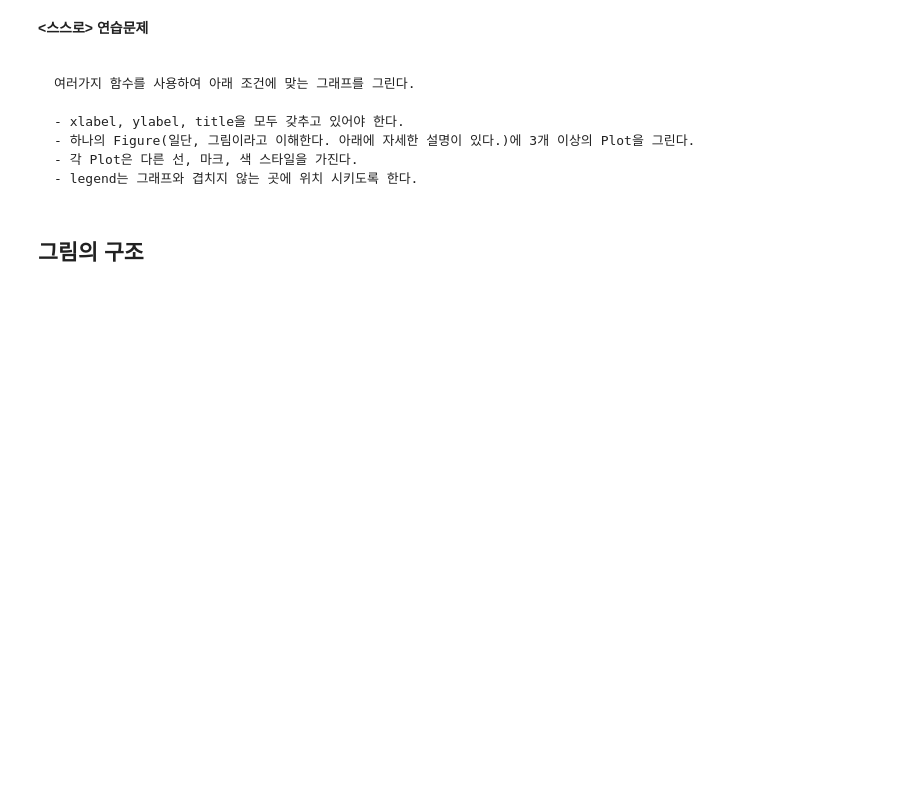
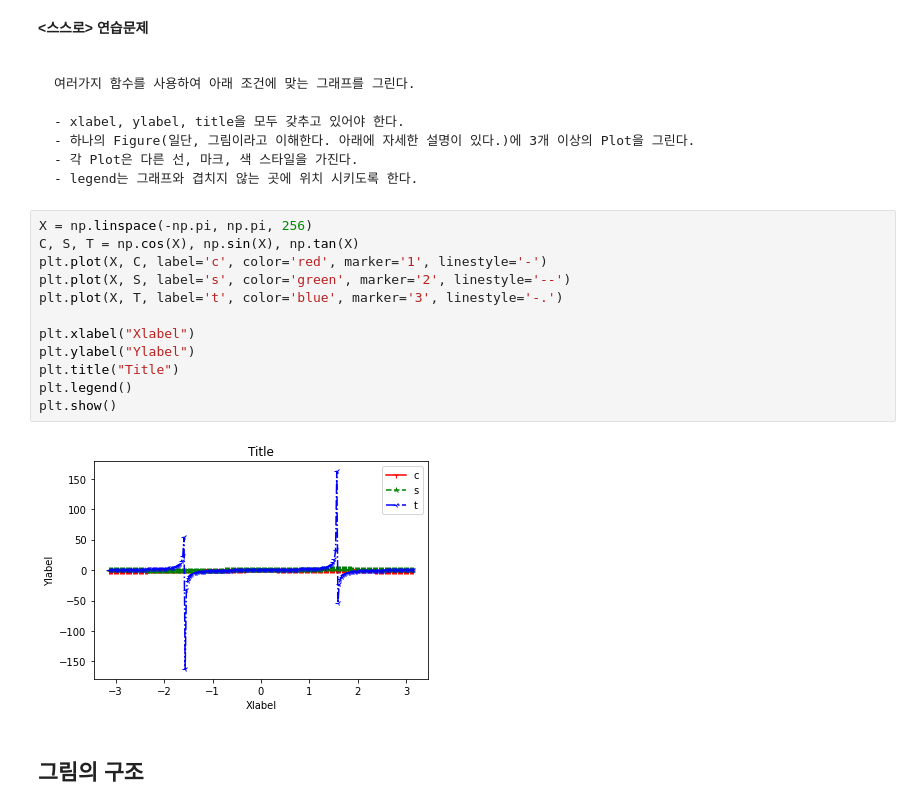
Before and after one commit to SWeat-python-weekend-study/pyj127, a Jupyter notebook: 4.1_시각화_패키지_맷플롯리브_소개_ipynb의_사본.ipynb, the cells around one changed output. Drawn from its saved outputs; the diff is of its cells as text; blank space fills up the shorter version.

`````diff
--- a/4.1_시각화_패키지_맷플롯리브_소개_ipynb의_사본.ipynb
+++ b/4.1_시각화_패키지_맷플롯리브_소개_ipynb의_사본.ipynb
@@ -464,6 +459,20 @@ plt.show()
 - 각 Plot은 다른 선, 마크, 색 스타일을 가진다.
 - legend는 그래프와 겹치지 않는 곳에 위치 시키도록 한다.
 ````
+# %%
+X = np.linspace(-np.pi, np.pi, 256)
+C, S, T = np.cos(X), np.sin(X), np.tan(X)
+plt.plot(X, C, label='c', color='red', marker='1', linestyle='-')
+plt.plot(X, S, label='s', color='green', marker='2', linestyle='--')
+plt.plot(X, T, label='t', color='blue', marker='3', linestyle='-.')
+
+plt.xlabel("Xlabel")
+plt.ylabel("Ylabel")
+plt.title("Title")
+plt.legend()
+plt.show()
+# %% [output]
+[figure, added]
 # %% [markdown]
 ## 그림의 구조
 # %% [markdown]
`````
Also changed, not shown: parts of 11 cells of this notebook.
